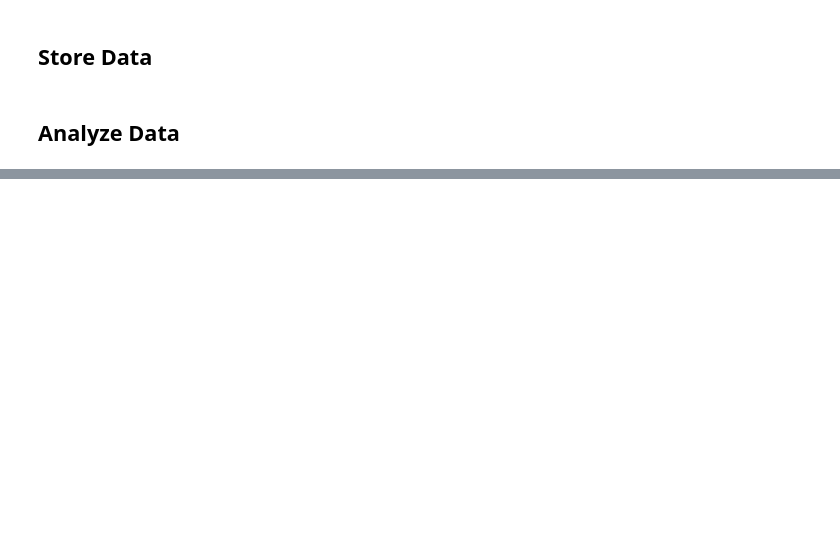
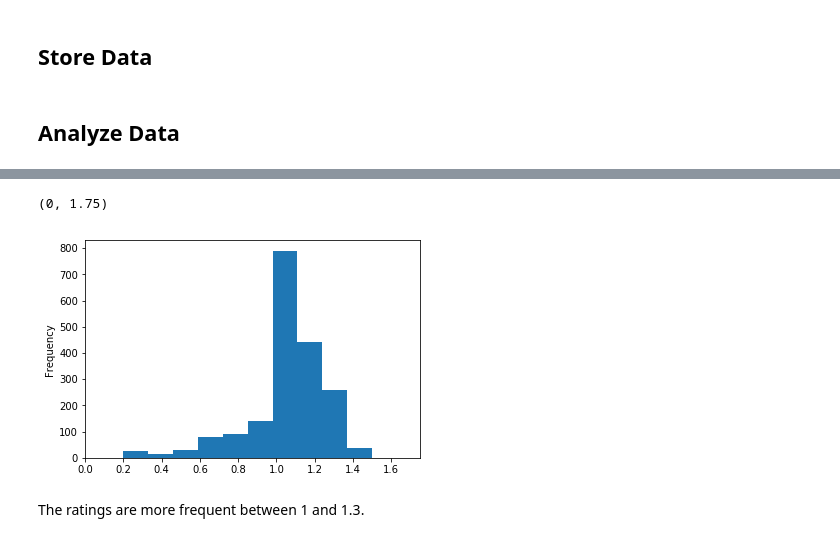
Before and after one commit to yagmurdalman/wrangle-and-analyze-data, a Jupyter notebook: wrangle_act.ipynb, the cells around one changed output, grey strips where cells are left out. Saved outputs shown, nothing was run; the diff lists cells and outputs as text; code cells hidden in the pictures; blank space fills up the shorter version.

Commit message:
feat: clean & analyze data
-Clean more data based on the ratings.
-Start analyzing data.

```diff
--- a/wrangle_act.ipynb
+++ b/wrangle_act.ipynb
@@ -1213,3 +1303,6 @@ Name: breed, Length: 114, dtype: int64
 df_twitter_archive_clean.to_csv('twitter_archive_master.csv')
 # %% [markdown]
 ## Analyze Data
+# %%
+df = pd.read_csv('twitter_archive_master.csv')
+df.head()
@@ -1215,0 +1317,2 @@ df_twitter_archive_clean.to_csv('twitter_archive_master.csv')
+# %%
+df = df.drop(['Unnamed: 0'], axis=1)
@@ -1215,0 +1361,8 @@ df_twitter_archive_clean.to_csv('twitter_archive_master.csv')
+# %%
+df.rating.plot(kind='hist');
+plt.xlim(0,1.75)
+# %% [output]
+(0, 1.75)
+[figure, added]
+# %% [markdown]
+The ratings are more frequent between 1 and 1.3.
```
Also changed, not shown: parts of 30 cells of this notebook.
